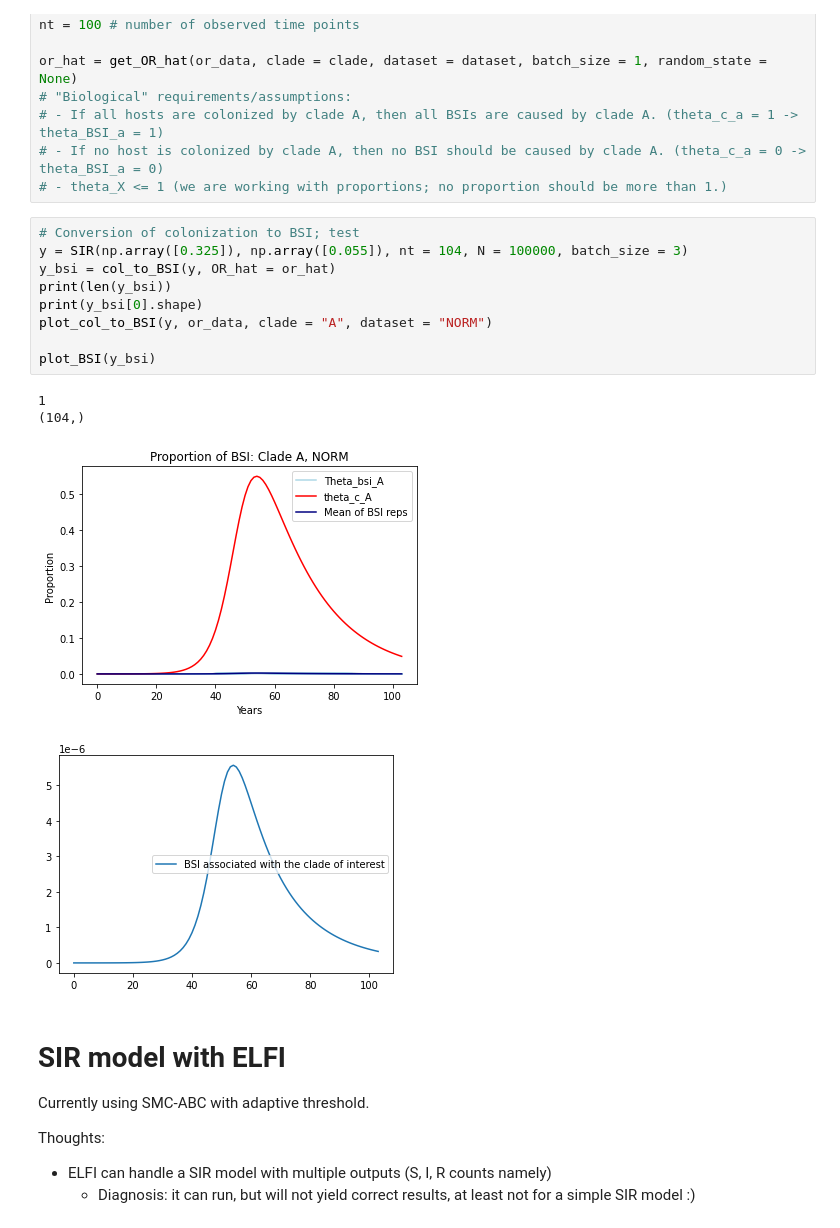
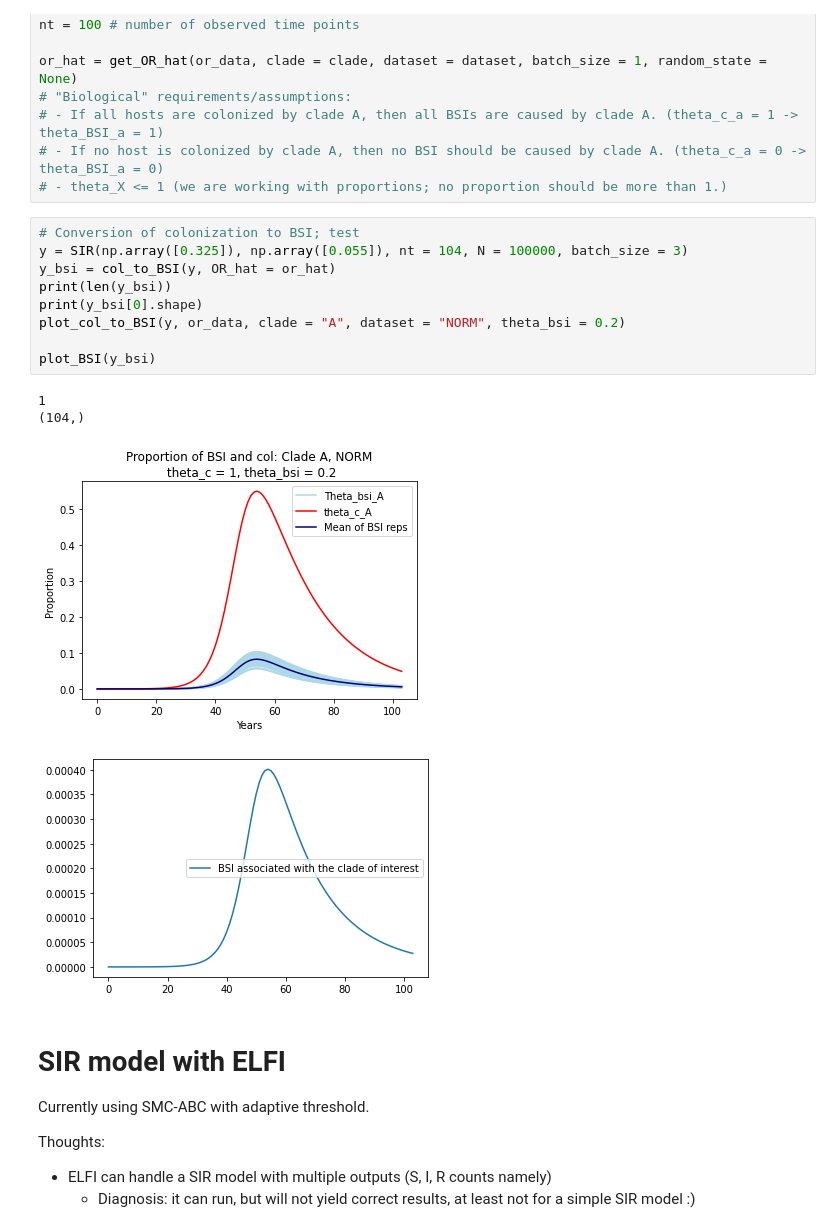
Before and after one commit to fanoja/Ecoli-R0, a Jupyter notebook: Model 1.ipynb, the cells around one changed output. Saved outputs shown, nothing was run; the diff lists cells and outputs as text.

```diff
--- a/Model 1.ipynb
+++ b/Model 1.ipynb
@@ -332,17 +336,17 @@ or_hat = get_OR_hat(or_data, clade = clade, dataset = dataset, batch_size = 1, r
 # %%
 # Conversion of colonization to BSI; test
 y = SIR(np.array([0.325]), np.array([0.055]), nt = 104, N = 100000, batch_size = 3)
 y_bsi = col_to_BSI(y, OR_hat = or_hat)
 print(len(y_bsi))
 print(y_bsi[0].shape)
-plot_col_to_BSI(y, or_data, clade = "A", dataset = "NORM")
+plot_col_to_BSI(y, or_data, clade = "A", dataset = "NORM", theta_bsi = 0.2)
 
 plot_BSI(y_bsi)
 # %% [output]
 1
 (104,)
-[figure, old version]
+[figure, new version]
-[figure, old version]
+[figure, new version]
 # %% [markdown]
 # SIR model with ELFI
 
```
Also changed, not shown: parts of 20 cells of this notebook.
